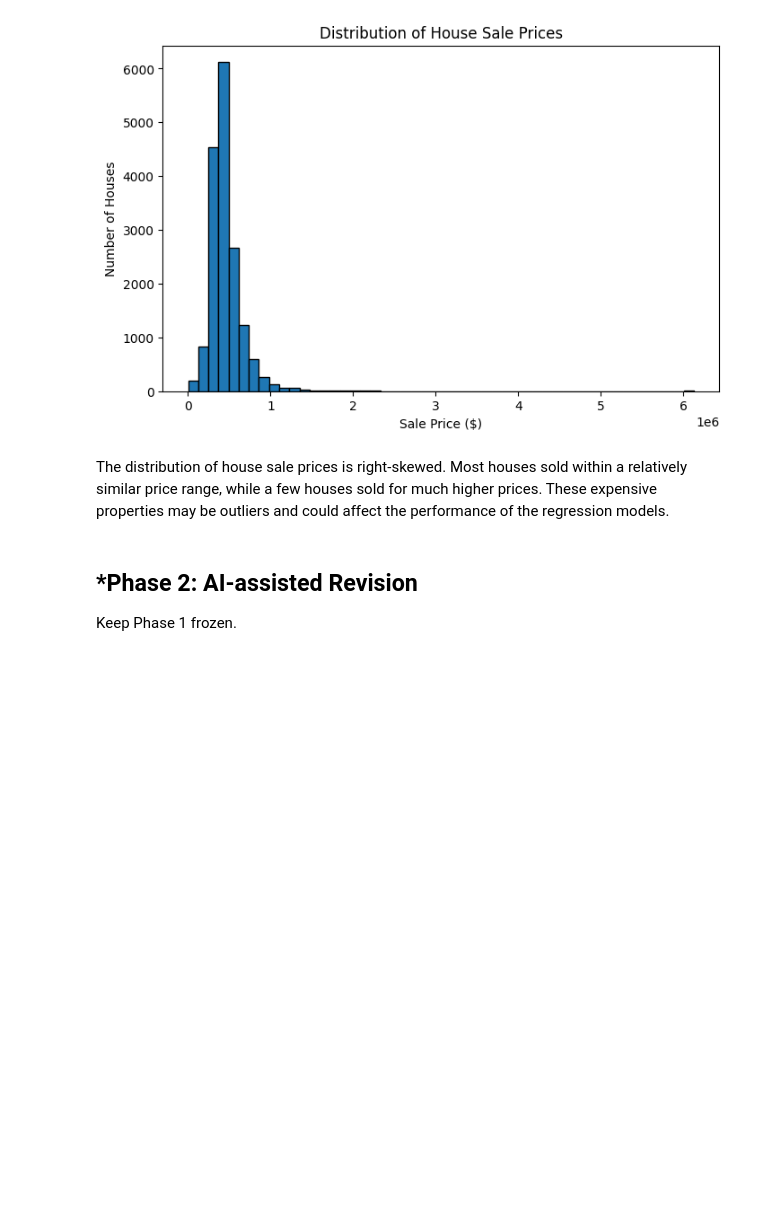
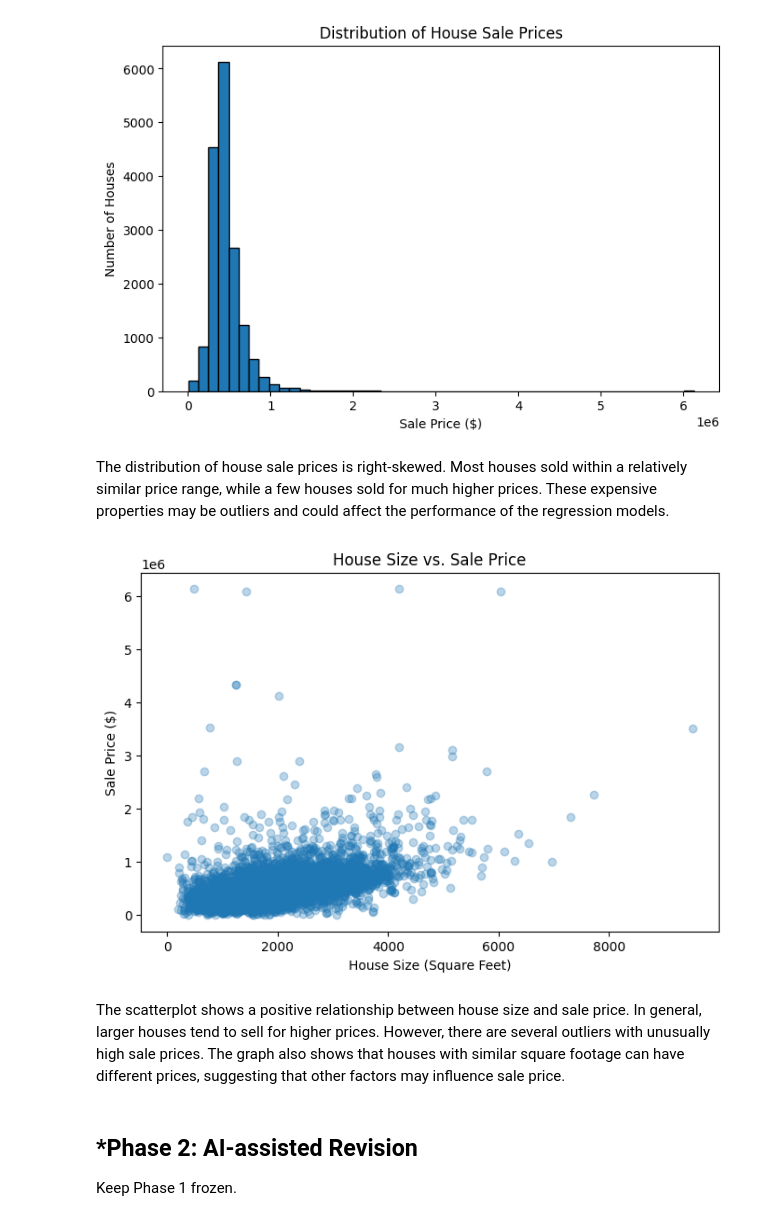
Before and after one commit to hwayalew/L02-hedonic-pricing, a Jupyter notebook: notebook.ipynb, the cells around one changed output. Drawn from its saved outputs; the diff is of its cells as text; code cells hidden in the pictures; blank space fills up the shorter version.

Commit message:
scatterplot relationship between house size and sale price.

```diff
--- a/notebook.ipynb
+++ b/notebook.ipynb
@@ -182,6 +182,20 @@ plt.show()
 [figure]
 # %% [markdown]
 The distribution of house sale prices is right-skewed. Most houses sold within a relatively similar price range, while a few houses sold for much higher prices. These expensive properties may be outliers and could affect the performance of the regression models.
+# %%
+# Relationship between house size and sale price
+plt.figure(figsize=(8, 5))
+plt.scatter(df['house_square_feet'], df['sale_price'], alpha=0.3)
+
+plt.title('House Size vs. Sale Price')
+plt.xlabel('House Size (Square Feet)')
+plt.ylabel('Sale Price ($)')
+
+plt.show()
+# %% [output]
+[figure, added]
+# %% [markdown]
+The scatterplot shows a positive relationship between house size and sale price. In general, larger houses tend to sell for higher prices. However, there are several outliers with unusually high sale prices. The graph also shows that houses with similar square footage can have different prices, suggesting that other factors may influence sale price.
 # %% [markdown]
 ## *Phase 2: AI-assisted Revision
 Keep Phase 1 frozen.
```
